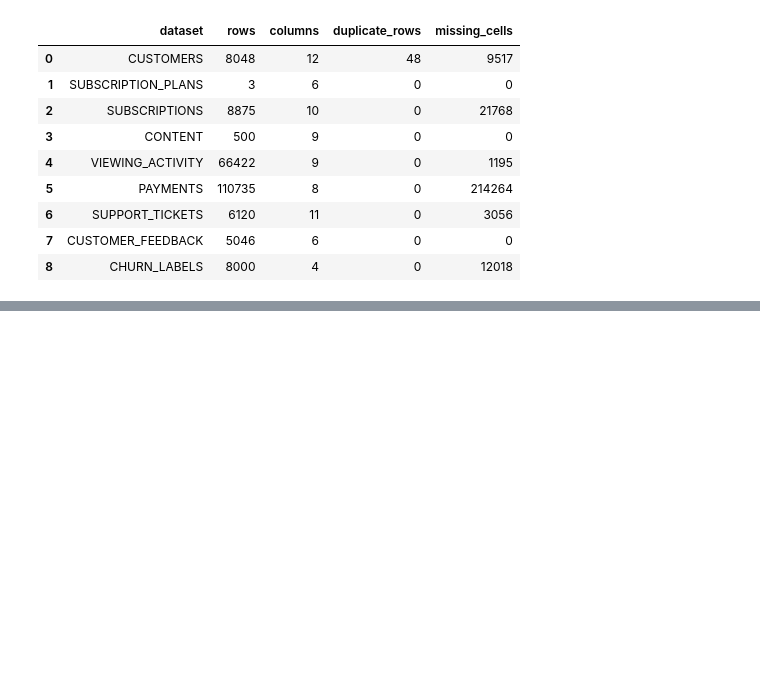
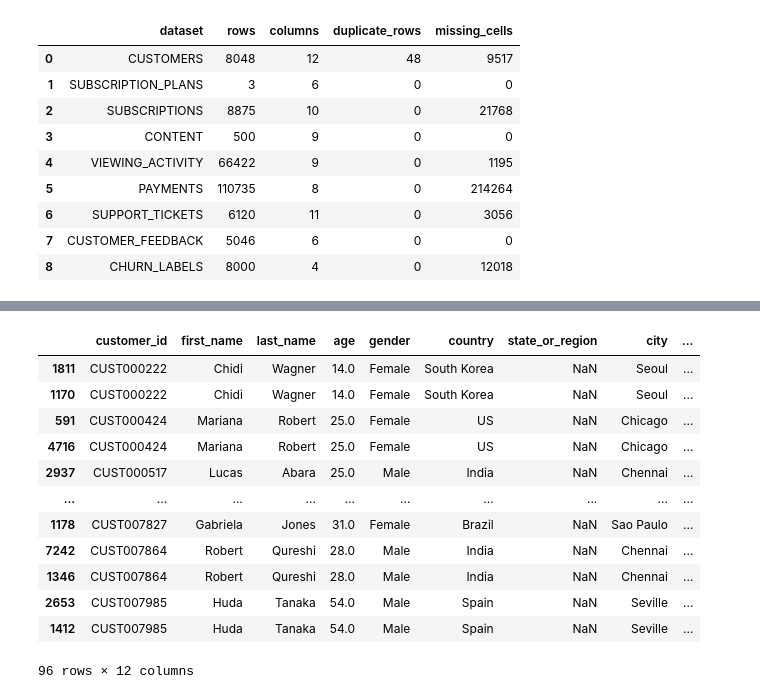
Before and after one commit to Gupta-Vasudha/netflix-customer-intelligence-ai-copilot, a Jupyter notebook: notebooks/00_data_inspection.ipynb, the cells around one changed output, grey strips where cells are left out. Saved outputs shown, nothing was run; the diff lists cells and outputs as text; code cells hidden in the pictures; blank space fills up the shorter version.

```diff
--- a/notebooks/00_data_inspection.ipynb
+++ b/notebooks/00_data_inspection.ipynb
@@ -233,0 +272,20 @@ summary_df
+# %%
+duplicate_customer_ids = customers[
+    customers["customer_id"].duplicated(keep=False)
+].sort_values("customer_id")
+
+duplicate_customer_ids
+# %% [output]
+|  | customer_id | first_name | last_name | age | gender | country | state_or_region | city | ... |
+| 1811 | CUST000222 | Chidi | Wagner | 14.0 | Female | South Korea | NaN | Seoul | ... |
+| 1170 | CUST000222 | Chidi | Wagner | 14.0 | Female | South Korea | NaN | Seoul | ... |
+| 591 | CUST000424 | Mariana | Robert | 25.0 | Female | US | NaN | Chicago | ... |
+| 4716 | CUST000424 | Mariana | Robert | 25.0 | Female | US | NaN | Chicago | ... |
+| 2937 | CUST000517 | Lucas | Abara | 25.0 | Male | India | NaN | Chennai | ... |
+| ... | ... | ... | ... | ... | ... | ... | ... | ... | ... |
+| 1178 | CUST007827 | Gabriela | Jones | 31.0 | Female | Brazil | NaN | Sao Paulo | ... |
+| 7242 | CUST007864 | Robert | Qureshi | 28.0 | Male | India | NaN | Chennai | ... |
+| 1346 | CUST007864 | Robert | Qureshi | 28.0 | Male | India | NaN | Chennai | ... |
+| 2653 | CUST007985 | Huda | Tanaka | 54.0 | Male | Spain | NaN | Seville | ... |
+| 1412 | CUST007985 | Huda | Tanaka | 54.0 | Male | Spain | NaN | Seville | ... |
+96 rows × 12 columns
```
Also changed, not shown: parts of 9 cells of this notebook.
